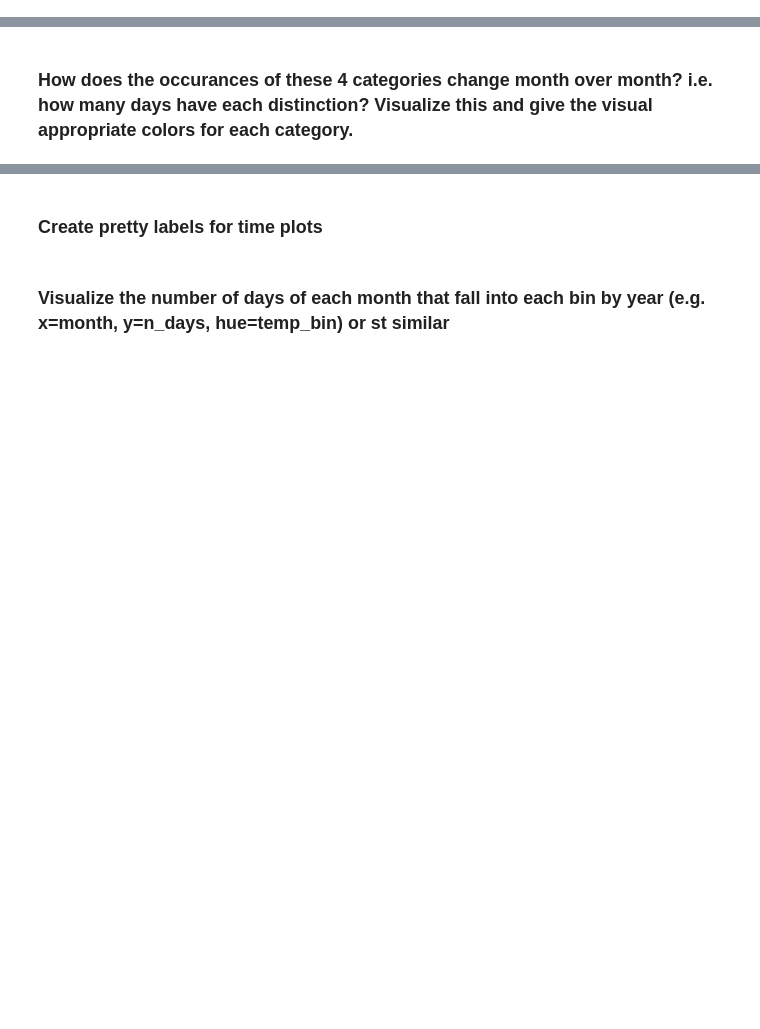
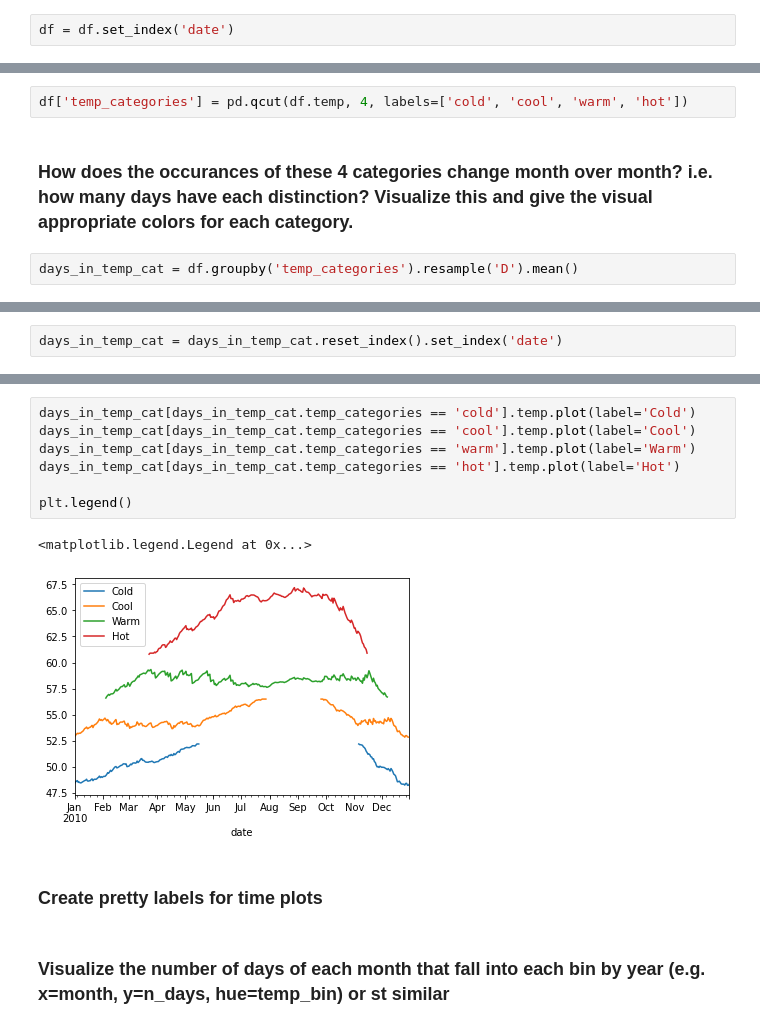
Before and after one commit to mdalton87/time-series-exercises, a Jupyter notebook: ts_vega.ipynb, the cells around one changed output, grey strips where cells are left out. Saved outputs shown, nothing was run; the diff lists cells and outputs as text; blank space fills up the shorter version.

```diff
--- a/ts_vega.ipynb
+++ b/ts_vega.ipynb
@@ -431,0 +450,2 @@ plt.legend()
+# %%
+df = df.set_index('date')
@@ -432,4 +462,8 @@ plt.legend()
 # %% [markdown]
 ### Create 4 categories for temperature, cold, cool, warm, hot (hint: use pd.cut or pd.qcut for this)
+# %%
+df['temp_categories'] = pd.qcut(df.temp, 4, labels=['cold', 'cool', 'warm', 'hot'])
 # %% [markdown]
 ### How does the occurances of these 4 categories change month over month? i.e. how many days have each distinction? Visualize this and give the visual appropriate colors for each category.
+# %%
+days_in_temp_cat = df.groupby('temp_categories').resample('D').mean()
@@ -435,0 +487,2 @@ plt.legend()
+# %%
+days_in_temp_cat = days_in_temp_cat.reset_index().set_index('date')
@@ -436,3 +506,13 @@ plt.legend()
+# %%
+days_in_temp_cat[days_in_temp_cat.temp_categories == 'cold'].temp.plot(label='Cold')
+days_in_temp_cat[days_in_temp_cat.temp_categories == 'cool'].temp.plot(label='Cool')
+days_in_temp_cat[days_in_temp_cat.temp_categories == 'warm'].temp.plot(label='Warm')
+days_in_temp_cat[days_in_temp_cat.temp_categories == 'hot'].temp.plot(label='Hot')
+
+plt.legend()
+# %% [output]
+<matplotlib.legend.Legend at 0x...>
+[figure, added]
 # %% [markdown]
 ### Create pretty labels for time plots
 # %% [markdown]
```
Also changed, not shown: parts of 7 cells of this notebook, 1 other file.
